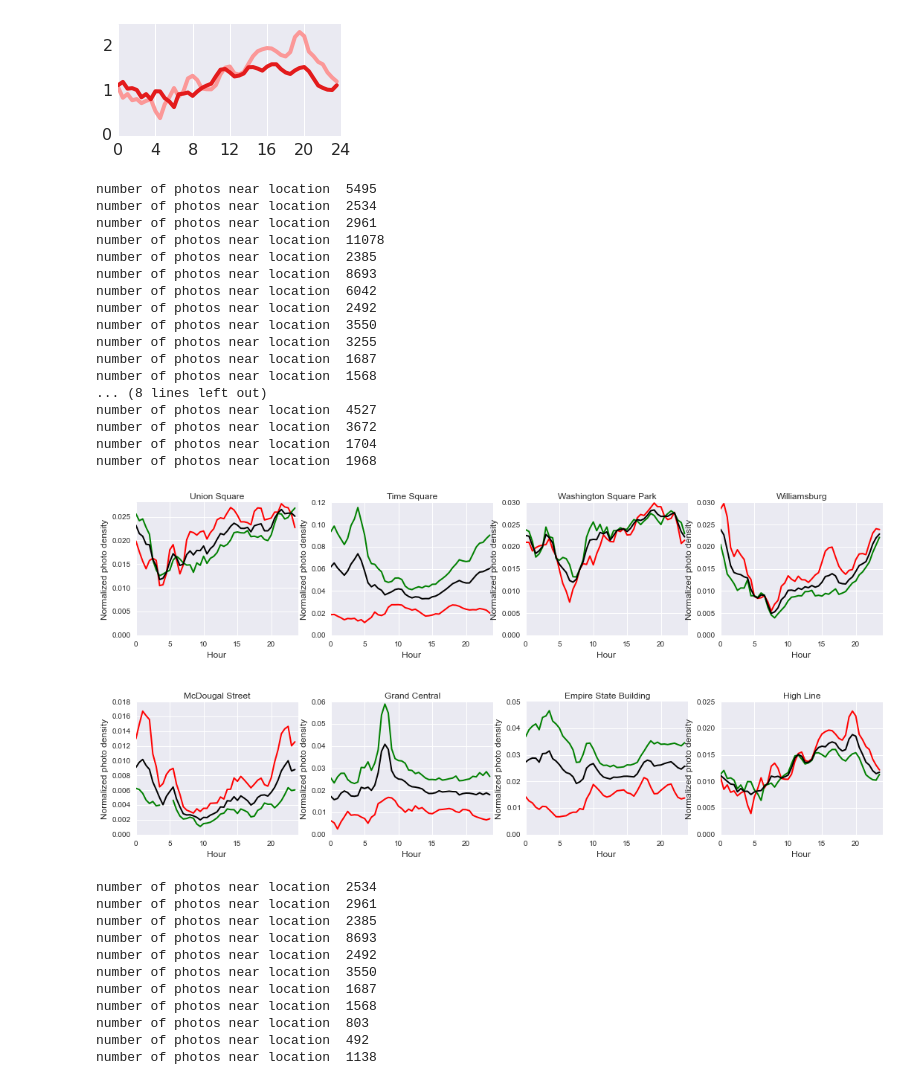
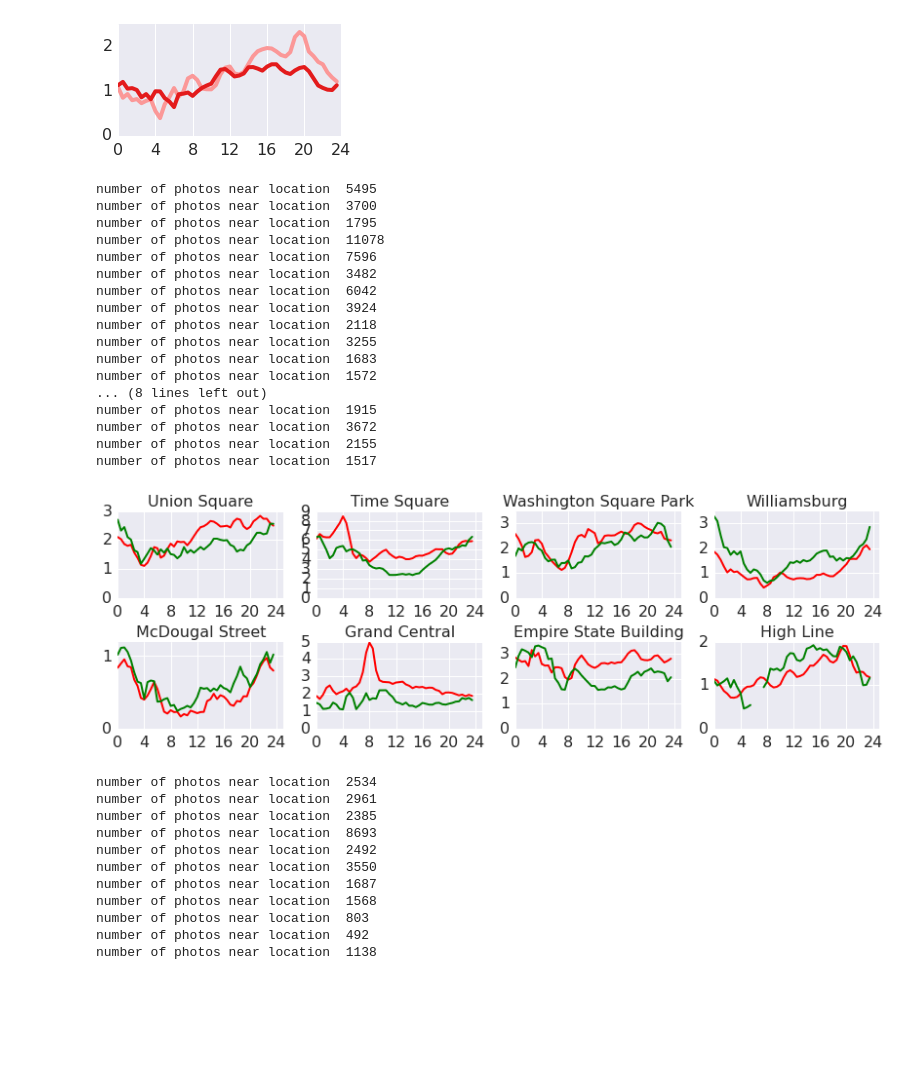
Before and after one commit to helenaxwang/AveNeue, a Jupyter notebook: analyze_flickr.py.ipynb, the cells around one changed output. Cells and saved outputs as stored; diff of their text form; code cells hidden in the pictures; blank space fills up the shorter version.

```diff
--- a/analyze_flickr.py.ipynb
+++ b/analyze_flickr.py.ipynb
@@ -174,7 +174,7 @@ KeyboardInterrupt:
 # %%
 # round to the nearest hour or whatever other interval
 # http://stackoverflow.com/questions/24479577/pandas-timestamp-index-rounding-to-the-nearest-5th-minute
-do_nyc_users = True
+do_nyc_users = False
 nsround = 30*60*1000000000   # 60 minutes in nanoseconds
 
 photos2.index = pd.DatetimeIndex(((photos2.index.astype(np.int64) // nsround ) * nsround))
@@ -230,3 +228,12 @@ plt.plot(time_axis, hour_all)
 # %% [output]
 [<matplotlib.lines.Line2D at 0x...>]
 [figure]
+# %%
+loc = [40.6832,-73.9737]
+#idx = np.sqrt((photos2['lat']-loc[0])**2 + (photos2['lng']-loc[1])**2) < 0.005
+idx = photos2['user_name'] == 'atlanticyardswebcam04'
+print 'number of photos near location ', sum(idx)
+loc_density = get_hour_mean(photos2,loc)#/hour_all
+plt.plot(time_axis, loc_density)
+print sum(photos2.ix[idx]['user_name'] == 'atlanticyardswebcam04')
+#photos2.ix[photos2['user_name'] == 'atlanticyardswebcam04']['page_url'].head(n=10)
@@ -293,7 +305,7 @@ if do_nyc_users:
     print sum(hour_all), sum(hour_all_nyc), sum(hour_all_nonyc)
 
 # compute the hour mean weighted by favorites
-hour_all_favweight = photos2.Fav.groupby(lambda x: (x.hour, x.minute)).sum()
+#hour_all_favweight = photos2.Fav.groupby(lambda x: (x.hour, x.minute)).sum()
 if do_nyc_users:
     hour_all_favweight_nyc = photos_nyc.Fav.groupby(lambda x: (x.hour, x.minute)).sum()
     hour_all_favweight_nonnyc = photos_nonyc.Fav.groupby(lambda x: (x.hour, x.minute)).sum()
@@ -397,7 +408,7 @@ if do_nyc_users:
 [figure]
 # %%
 # divide photos up by weekday or weekend
-doFavorites = 2
+doFavorites = 0
 photos2['dayofweek'] = photos2.index.dayofweek
 
 if doFavorites == 0: # plot raw photo count by weekend or weekday
@@ -510,6 +521,7 @@ number of photos near location  1968
 [figure]
 # %%
 # now findout hour means for different locations
+import seaborn as sns
 init_loc1 = (40.7359464,-73.9889084) # union square,  latitude/longitude
 init_loc2 = (40.758895, -73.985131)  # time square
 init_loc3 = (40.7307465,-73.9976182) # washington square park
@@ -521,8 +533,8 @@ init_loc8 = (40.747992,-74.004765)
 
 normalize = False
 smooth = True
-doWeekend = False
-doLocality = True
+doWeekend = True
+doLocality = False
 doFavorites = 0
 
 # concate them together
@@ -530,8 +542,7 @@ allLocs = [init_loc1, init_loc2, init_loc3, init_loc4, init_loc5, init_loc6, ini
 allLocNames = ['Union Square', 'Time Square', 'Washington Square Park', \
                'Williamsburg', 'McDougal Street', 'Grand Central', 'Empire State Building', 'High Line']
 #rcParams['figure.figsize'] = 6,4
-fig = plt.figure(figsize=(18,8))
-ax = fig.add_subplot(111)
+fig = plt.figure(figsize=(14,4))
 #colors = ['b','r','g','m','k']
 color = 'k'
 locidx = range(0,8)#range(5,6)
@@ -539,7 +550,8 @@ locidx = range(0,8)#range(5,6)
 
 for i,loc in zip(locidx,allLocs[0:8]):
     #fig.suptitle(allLocNames[i], fontsize=14, fontweight='bold')
-    plt.subplot(2,4,i+1)
+    #plt.subplot(2,4,i+1)
+    ax = fig.add_subplot(2,4,i+1)
 
     if doFavorites == 0:
         hour_loc = get_hour_mean(photos2,loc,normalize=normalize)/hour_all
@@ -578,55 +590,57 @@ for i,loc in zip(locidx,allLocs[0:8]):
         if doFavorites == 1:
             favorites_loc = movingaverage2(favorites_loc,3)
             favorites_loc_weekday = movingaverage2(favorites_loc_weekday,3)
             favorites_loc_weekend = movingaverage2(favorites_loc_weekend,3)
         else:
             hour_loc = movingaverage2(hour_loc,3)
             #hour_loc2 = movingaverage2(hour_loc2,3)
         if doWeekend:
             hour_loc_weekday = movingaverage2(hour_loc_weekday,3)
             hour_loc_weekend = movingaverage2(hour_loc_weekend,3)
 
     if doLocality:
         plt.plot(time_axis,hour_loc_nyc,'r',linewidth=2)
         plt.plot(time_axis,hour_loc_nonyc,'g',linewidth=2)
     if doFavorites == 1:
         plt.plot(time_axis,favorites_loc,color,linewidth=2, label=allLocNames[i])
         plt.plot(time_axis,favorites_loc_weekday,'r',linewidth=2)
         plt.plot(time_axis,favorites_loc_weekend,'g',linewidth=2)
-    else:
-        plt.plot(time_axis,hour_loc,color,linewidth=2, label=allLocNames[i])
-    #plt.plot(time_axis,hour_loc2,'r',linewidth=2, label=allLocNames[i])
+    #else:
+        #plt.plot(time_axis,hour_loc,color,linewidth=2, label=allLocNames[i])
+        #plt.plot(time_axis,hour_loc2,'r',linewidth=2, label=allLocNames[i])
     if doWeekend:
-        plt.plot(time_axis,hour_loc_weekday,'r',linewidth=2)
-        plt.plot(time_axis,hour_loc_weekend,'g',linewidth=2)
+        plt.plot(time_axis,hour_loc_weekday*100,'r',linewidth=2)
+        plt.plot(time_axis,hour_loc_weekend*100,'g',linewidth=2)
 
-    plt.xlim([0,24])
     plt.ylim(ymin=0)
-    plt.xlabel('Hour',fontsize=12)
-    plt.ylabel('Normalized photo density',fontsize=12)
-    plt.title(allLocNames[i])
+    ymin, ymax = plt.ylim()
+    plt.xticks(range(0,25,4), fontsize=16, fontname='sans-serif')
+    plt.yticks(range(0,int(ymax)+1), fontsize=16, fontname='sans-serif')
+    #plt.xlabel('Hour',fontsize=12)
+    #plt.ylabel('Normalized photo density',fontsize=12)
+    plt.title(allLocNames[i], fontsize=16, fontname='sans-serif')
     #plt.legend(loc='best')
     #fig.set_size_inches(6,4)
-    #plt.savefig('plots/empire.png',dpi=100)
+    plt.savefig('presentations/weekend.png',dpi=100)
 # %% [output]
 number of photos near location  5495
-number of photos near location  2534
-number of photos near location  2961
+number of photos near location  3700
+number of photos near location  1795
 number of photos near location  11078
-number of photos near location  2385
-number of photos near location  8693
+number of photos near location  7596
+number of photos near location  3482
 number of photos near location  6042
-number of photos near location  2492
-number of photos near location  3550
+number of photos near location  3924
+number of photos near location  2118
 number of photos near location  3255
-number of photos near location  1687
-number of photos near location  1568
+number of photos near location  1683
+number of photos near location  1572
 ... (8 lines left out)
-number of photos near location  4527
+number of photos near location  1915
 number of photos near location  3672
-number of photos near location  1704
-number of photos near location  1968
+number of photos near location  2155
+number of photos near location  1517
-[figure, old version]
+[figure, new version]
 # %%
 # look at the difference between local and nonlocals more closely
 fig = plt.figure(figsize=(18,8))
```
Also changed, not shown: parts of 11 cells of this notebook, 5 other files.
